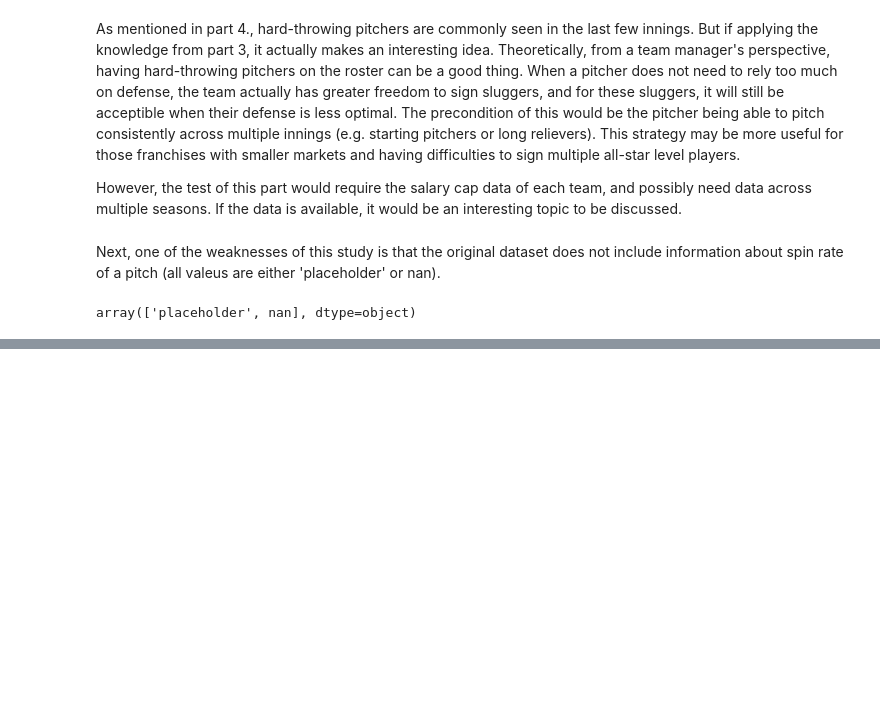
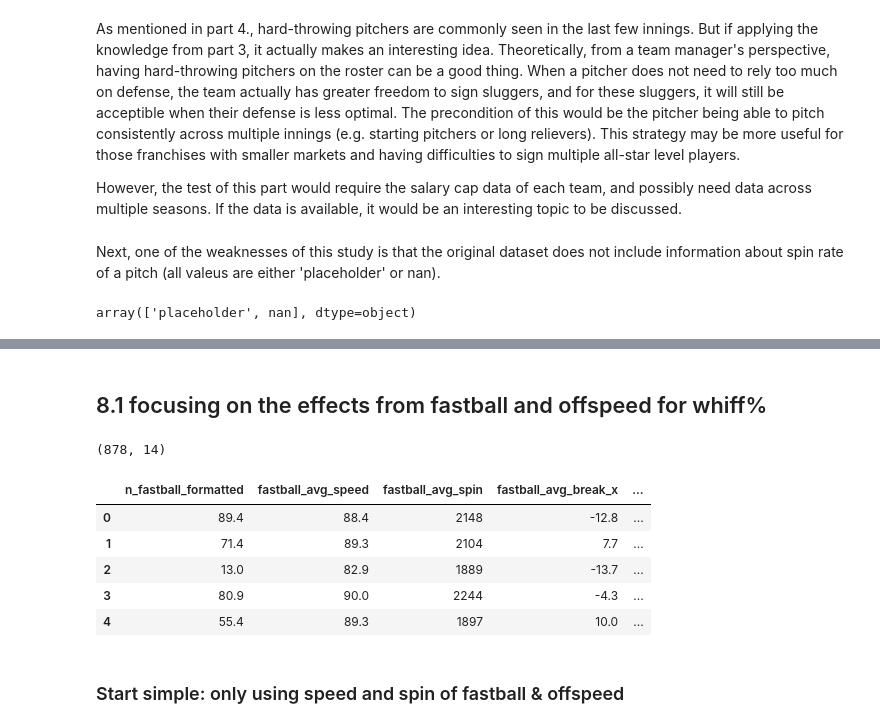
Before and after one commit to Stevey8/Fastball-vs-Pitcher-Performance, a Jupyter notebook: mlb_pitcher_2019.ipynb, the cells around one changed output, grey strips where cells are left out. Drawn from its saved outputs; the diff is of its cells as text; code cells hidden in the pictures; blank space fills up the shorter version.

```diff
--- a/mlb_pitcher_2019.ipynb
+++ b/mlb_pitcher_2019.ipynb
@@ -388,0 +476,17 @@ While the scheme is preliminary and would require trials and errors to refine, t
+# %% [markdown]
+## 8.1 focusing on the effects from fastball and offspeed for whiff%
+# %%
+# X = statcast.drop(columns=["p_era"])
+# y = statcast["p_era"]
+X = statcast.filter(regex='(fastball|offspeed)', axis=1)
+y = statcast["whiff_percent"]
+print(X.shape)
+X.head()
+# %% [output]
+(878, 14)
+|  | n_fastball_formatted | fastball_avg_speed | fastball_avg_spin | fastball_avg_break_x | ... |
+| 0 | 89.4 | 88.4 | 2148 | -12.8 | ... |
+| 1 | 71.4 | 89.3 | 2104 | 7.7 | ... |
+| 2 | 13.0 | 82.9 | 1889 | -13.7 | ... |
+| 3 | 80.9 | 90.0 | 2244 | -4.3 | ... |
+| 4 | 55.4 | 89.3 | 1897 | 10.0 | ... |
@@ -388,0 +496,2 @@ While the scheme is preliminary and would require trials and errors to refine, t
+# %% [markdown]
+### Start simple: only using speed and spin of fastball & offspeed
```
Also changed, not shown: parts of 22 cells of this notebook, 2 other files.
